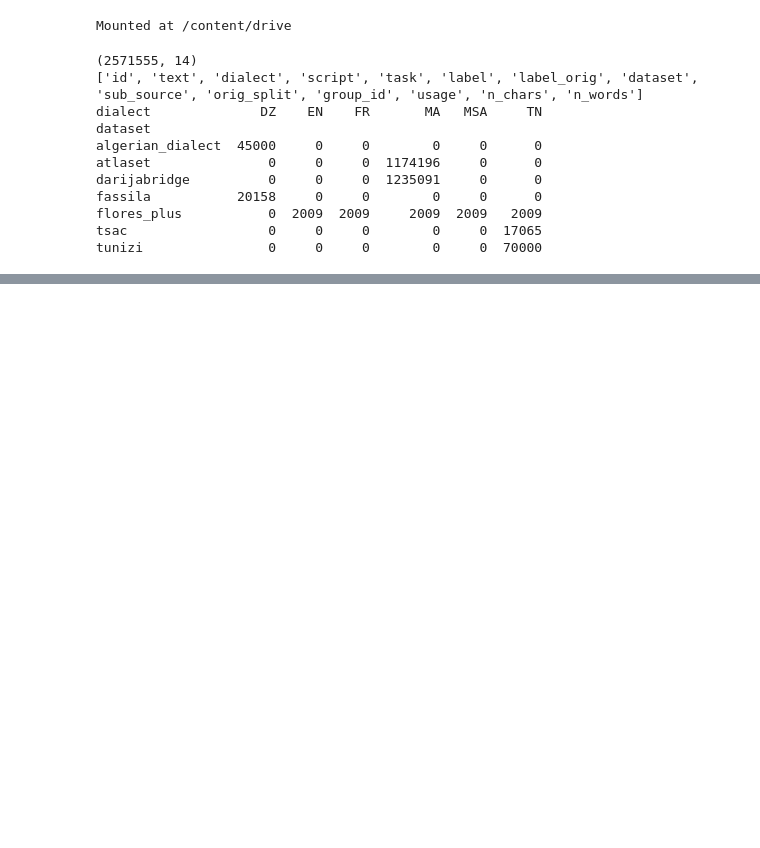
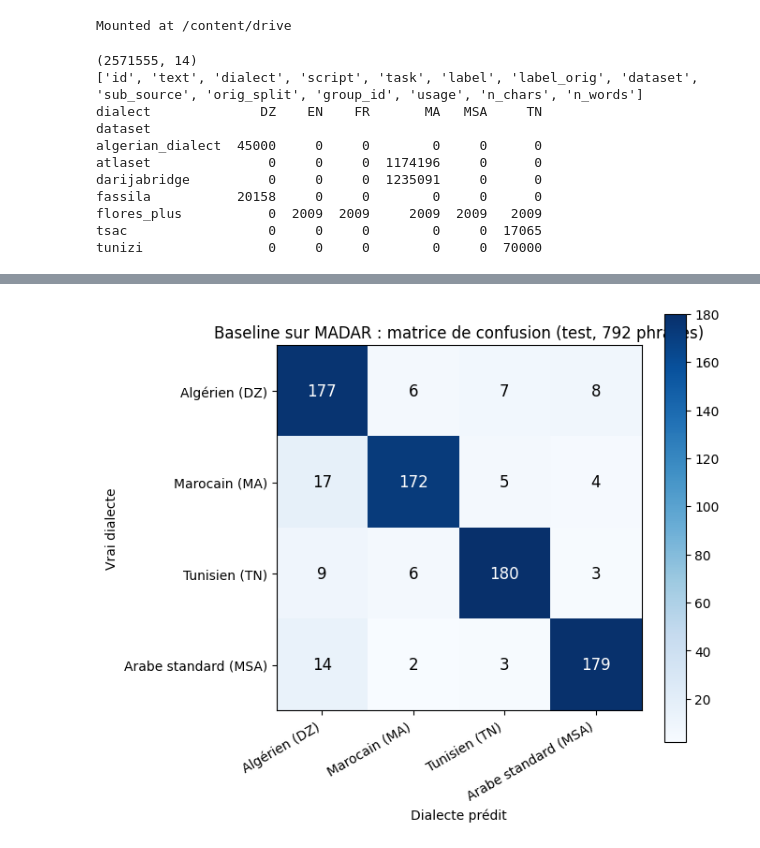
Before and after one commit to Ninessss/darija-llm, a Jupyter notebook: notebooks/04_classification.ipynb, the cells around one changed output, grey strips where cells are left out. Saved outputs shown, nothing was run; the diff lists cells and outputs as text; code cells hidden in the pictures; blank space fills up the shorter version.

```diff
--- a/notebooks/04_classification.ipynb
+++ b/notebooks/04_classification.ipynb
@@ -348,0 +412,26 @@ tunizi                0     0     0        0     0  70000
+# %%
+import numpy as np
+import matplotlib.pyplot as plt
+
+baseline.eval()
+with torch.no_grad():
+    pred = baseline(X_test).argmax(1)
+cm = classification_report(y_test.numpy(), pred.numpy())["confusion"]
+
+noms = ["Algérien (DZ)", "Marocain (MA)", "Tunisien (TN)", "Arabe standard (MSA)"]
+fig, ax = plt.subplots(figsize=(7, 6))
+im = ax.imshow(cm, cmap="Blues")
+ax.set_xticks(range(4)); ax.set_xticklabels(noms, rotation=30, ha="right")
+ax.set_yticks(range(4)); ax.set_yticklabels(noms)
+ax.set_xlabel("Dialecte prédit"); ax.set_ylabel("Vrai dialecte")
+ax.set_title("Baseline sur MADAR : matrice de confusion (test, 792 phrases)")
+for i in range(4):
+    for j in range(4):
+        ax.text(j, i, cm[i, j], ha="center", va="center",
+                color="white" if cm[i, j] > cm.max() / 2 else "black", fontsize=12)
+plt.colorbar(im, ax=ax)
+plt.tight_layout()
+plt.savefig("exp4_madar_confusion.png", dpi=150)
+plt.show()
+# %% [output]
+[figure, added]
```
Also changed, not shown: parts of 5 cells of this notebook.
